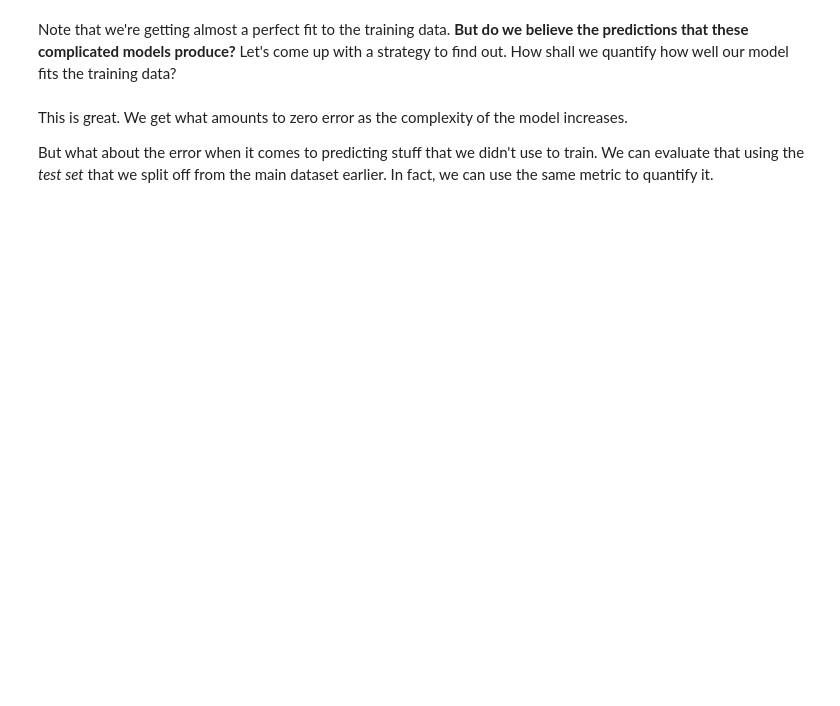
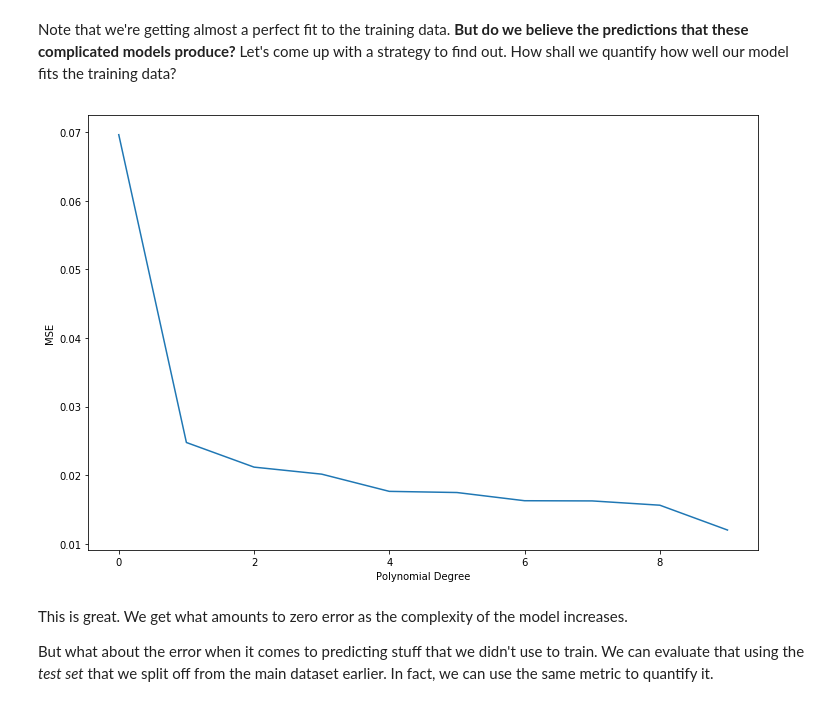
Before and after one commit to coltongerth/02-probability, a Jupyter notebook: 02_probability_and_distributions.ipynb, the cells around one changed output. Saved outputs shown, nothing was run; the diff lists cells and outputs as text; code cells hidden in the pictures; blank space fills up the shorter version.

```diff
--- a/02_probability_and_distributions.ipynb
+++ b/02_probability_and_distributions.ipynb
@@ -74,19 +87,21 @@ Note that we're getting almost a perfect fit to the training data.  **But do we
 # %%
 def get_mse(y_pred,y_obs):
     return 1./len(y_pred)*sum((y_pred-y_obs)**2)
 
 mse_train = []
 w_trained = []
 
-for d in range(1,12):
+for d in range(1,11):
     y_train_pred,w = fit_poly(x_train,y_train,d)
     mse_train.append(get_mse(y_train_pred,y_train))
     w_trained.append(w)
 
-plt.plot(range(0,11),mse_train)
+plt.plot(range(0,10),mse_train)
 plt.xlabel('Polynomial Degree')
 plt.ylabel('MSE')
 plt.show()
+# %% [output]
+[figure, added]
 # %% [markdown]
 This is great.  We get what amounts to zero error as the complexity of the model increases.
 
```
Also changed, not shown: parts of 18 cells of this notebook, 1 other file.
